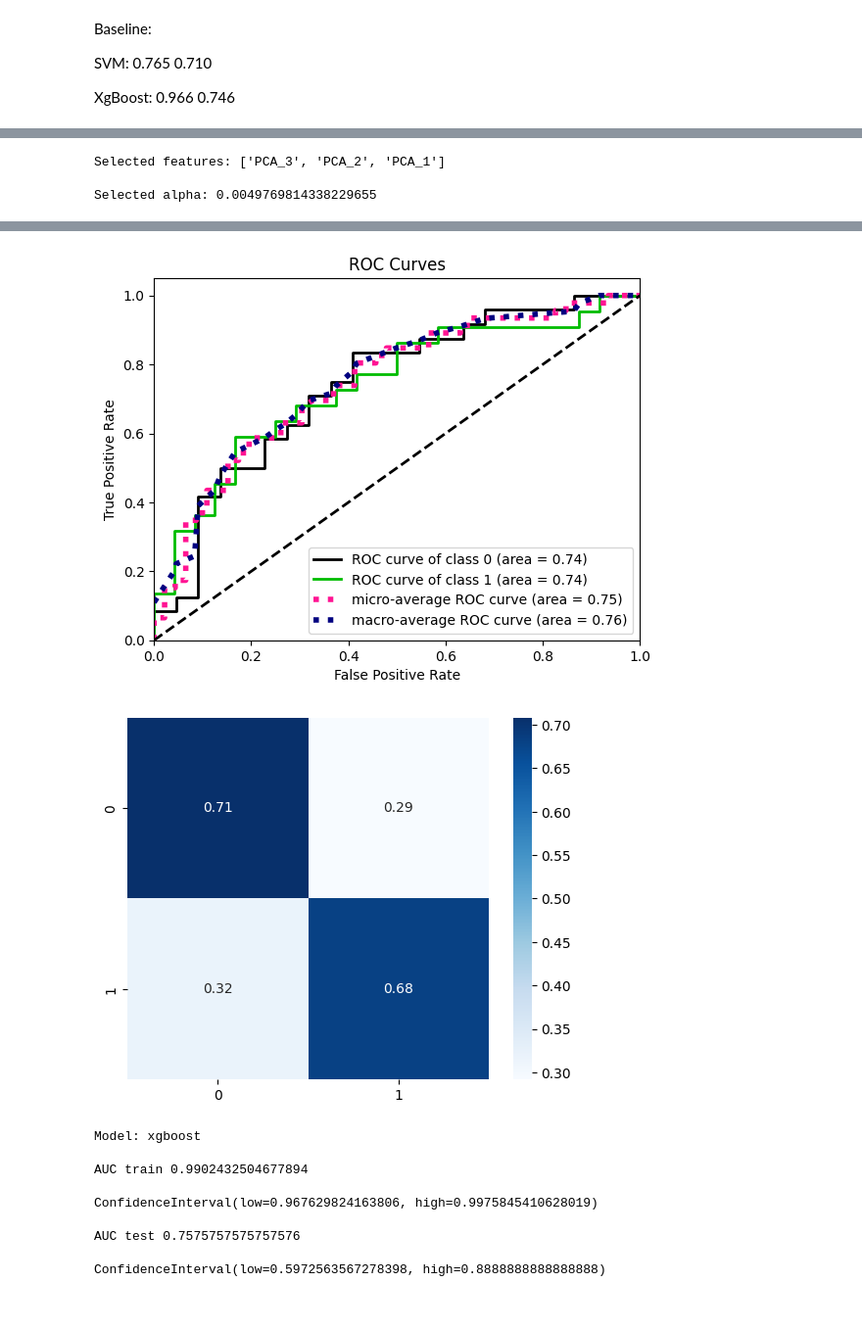
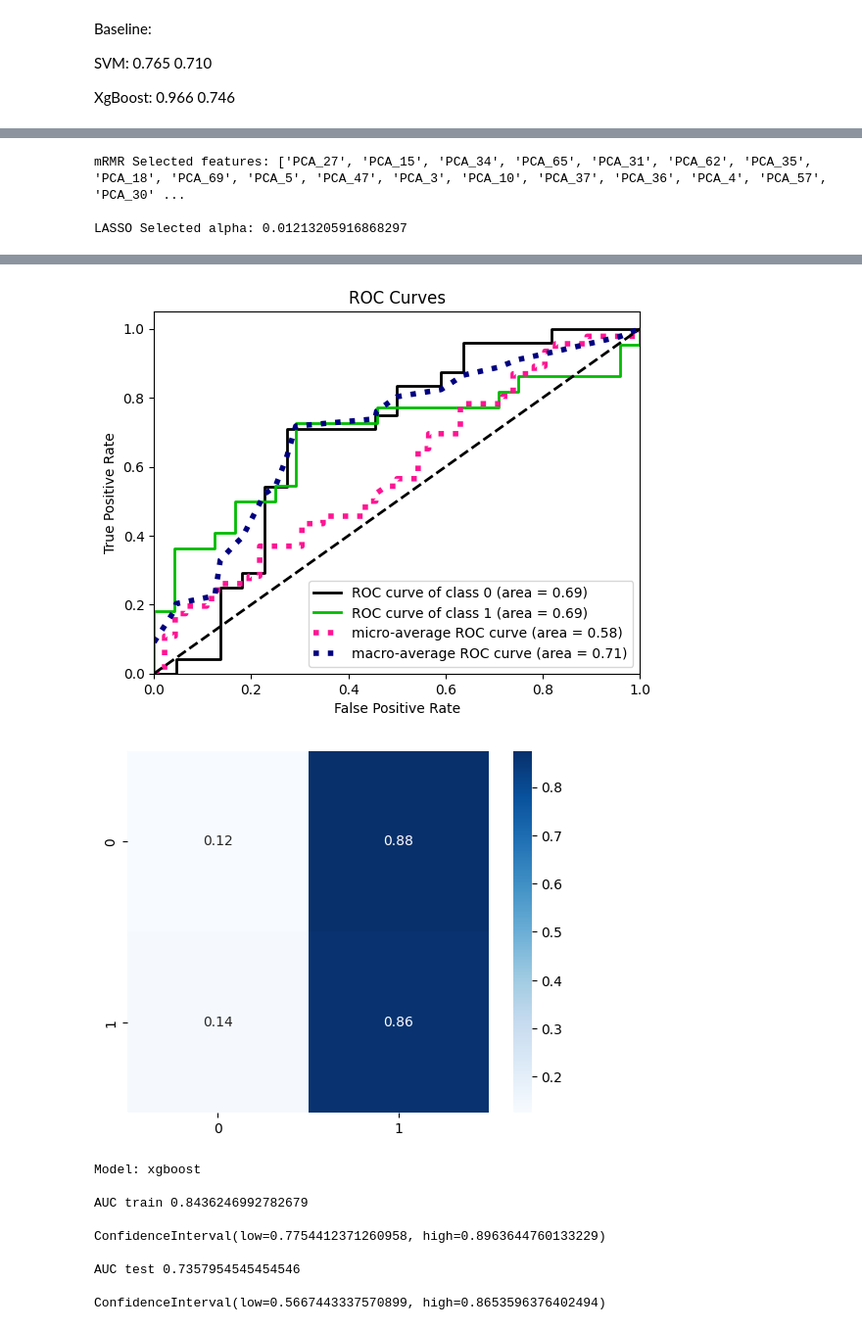
Before and after one commit to b1060t/LdopaPrediction, a Jupyter notebook: code/proc.ipynb, the cells around one changed output, grey strips where cells are left out. Shown: that part at 98% size. Cells and saved outputs as stored; diff of their text form; code cells hidden in the pictures.

```diff
--- a/code/proc.ipynb
+++ b/code/proc.ipynb
@@ -14,7 +14,7 @@ SVM: 0.765 0.710
 
 XgBoost: 0.966 0.746
 # %%
-run('pat_data', ['classification/2'], [['vol_cat12_pca']], print, plot_flag=True)
+run('pat_data', ['classification/2'], [['wm_pca']], print, plot_flag=True)
 # %% [output]
 Task: classification/2
 
@@ -30,6 +30,6 @@ LEDD Normaltest p_train: [2.56158925e-12], p_test: [0.1798008]
 LEDD ranksums p: RanksumsResult(statistic=array([0.51837316]), pvalue=array([0.60419794]))
 DURATION Normaltest p_train: [0.00553476], p_test: [0.13860719]
 DURATION ranksums p: RanksumsResult(statistic=array([-0.45554005]), pvalue=array([0.64872076]))
-Selected features: ['PCA_3', 'PCA_2', 'PCA_1']
+mRMR Selected features: ['PCA_27', 'PCA_15', 'PCA_34', 'PCA_65', 'PCA_31', 'PCA_62', 'PCA_35', 'PCA_18', 'PCA_69', 'PCA_5', 'PCA_47', 'PCA_3', 'PCA_10', 'PCA_37', 'PCA_36', 'PCA_4', 'PCA_57', 'PCA_30' ...
 
-Selected alpha: 0.0049769814338229655
+LASSO Selected alpha: 0.01213205916868297
@@ -51,11 +51,11 @@ ConfidenceInterval(low=0.5699208644028324, high=0.8712914435087592)
-[figure, old version]
+[figure, new version]
-[figure, old version]
+[figure, new version]
 Model: xgboost
 
-AUC train 0.9902432504677894
+AUC train 0.8436246992782679
 
-ConfidenceInterval(low=0.967629824163806, high=0.9975845410628019)
+ConfidenceInterval(low=0.7754412371260958, high=0.8963644760133229)
 
-AUC test 0.7575757575757576
+AUC test 0.7357954545454546
 
-ConfidenceInterval(low=0.5972563567278398, high=0.8888888888888888)
+ConfidenceInterval(low=0.5667443337570899, high=0.8653596376402494)
```
Also changed, not shown: parts of 1 cell of this notebook, 6 other files.
